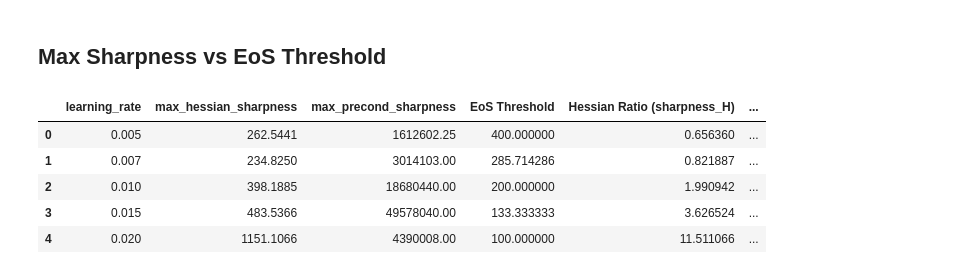
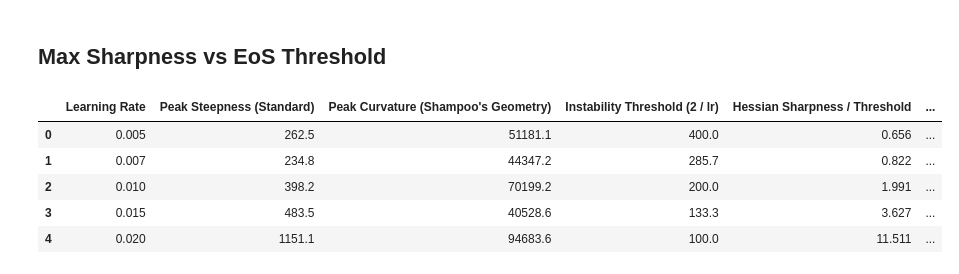
Before and after one commit to mfjacobsen/Investigating-NN-Optimizers, a Jupyter notebook: notebooks/ZJ_shampoo_eos.ipynb, the cells around one changed output. Saved outputs shown, nothing was run; the diff lists cells and outputs as text; code cells hidden in the pictures.

Commit message:
Update Shampoo html plots

```diff
--- a/notebooks/ZJ_shampoo_eos.ipynb
+++ b/notebooks/ZJ_shampoo_eos.ipynb
@@ -613,2 +441,0 @@ def plot_all_training_combined(md, out):
-# %%
-plot_all_training_combined(md, out)
@@ -710,2 +441,0 @@ def plot_all_training_grid(md, out):
-# %%
-plot_all_training_grid(md, out)
@@ -714,30 +442,55 @@ plot_all_training_grid(md, out)
 # %% [markdown]
 ## Max Sharpness vs EoS Threshold
 # %%
+WARMUP = 20
+
+post_warmup = out[out["epoch"] >= WARMUP]
+
 max_sharp = (
-    out.groupby('model_id')
-    .agg(max_hessian_sharpness=('sharpness_H', 'max'),
-         max_precond_sharpness=('sharpness_P', 'max'))
+    post_warmup.groupby("model_id")
+    .agg(
+        max_hessian_sharpness=("sharpness_H", "max"),
+        max_precond_sharpness=("sharpness_P", "max"),
+    )
     .reset_index()
-    .merge(md[['model_id', 'learning_rate']], on='model_id')
+    .merge(md[["model_id", "learning_rate"]], on="model_id")
 )
-max_sharp['EoS Threshold'] = 2.0 / max_sharp['learning_rate']
-max_sharp['Hessian Ratio (sharpness_H)'] = max_sharp['max_hessian_sharpness'] / max_sharp['EoS Threshold']
-max_sharp['Preconditioned Ratio (sharpness_P)'] = max_sharp['max_precond_sharpness'] / max_sharp['EoS Threshold']
 
-# Display table for audience
-display(max_sharp[[
-    'learning_rate',
-    'max_hessian_sharpness',
-    'max_precond_sharpness',
-    'EoS Threshold',
-    'Hessian Ratio (sharpness_H)',
-    'Preconditioned Ratio (sharpness_P)'
-]])
+max_sharp["Instability Threshold (2 / lr)"]        = 2.0 / max_sharp["learning_rate"]
+max_sharp["Hessian Sharpness / Threshold"]         = (max_sharp["max_hessian_sharpness"]
+                                                       / max_sharp["Instability Threshold (2 / lr)"])
+max_sharp["Preconditioned Sharpness / Threshold"]  = (max_sharp["max_precond_sharpness"]
+                                                       / max_sharp["Instability Threshold (2 / lr)"])
+
+display(
+    max_sharp[[
+        "learning_rate",
+        "max_hessian_sharpness",
+        "max_precond_sharpness",
+        "Instability Threshold (2 / lr)",
+        "Hessian Sharpness / Threshold",
+        "Preconditioned Sharpness / Threshold",
+    ]]
+    .rename(columns={
+        "learning_rate":           "Learning Rate",
+        "max_hessian_sharpness":   "Peak Steepness (Standard)",
+        "max_precond_sharpness":   "Peak Curvature (Shampoo's Geometry)",
+    })
+    .sort_values("Learning Rate")
+    .reset_index(drop=True)
+    .style.format({
+        "Learning Rate":                          "{:.3f}",
+        "Peak Steepness (Standard)":              "{:.1f}",
+        "Peak Curvature (Shampoo's Geometry)":    "{:.1f}",
+        "Instability Threshold (2 / lr)":         "{:.1f}",
+        "Hessian Sharpness / Threshold":          "{:.3f}",
+        "Preconditioned Sharpness / Threshold":   "{:.3f}",
+    })
+)
 # %% [output]
-|  | learning_rate | max_hessian_sharpness | max_precond_sharpness | EoS Threshold | Hessian Ratio (sharpness_H) | ... |
-| 0 | 0.005 | 262.5441 | 1612602.25 | 400.000000 | 0.656360 | ... |
-| 1 | 0.007 | 234.8250 | 3014103.00 | 285.714286 | 0.821887 | ... |
-| 2 | 0.010 | 398.1885 | 18680440.00 | 200.000000 | 1.990942 | ... |
-| 3 | 0.015 | 483.5366 | 49578040.00 | 133.333333 | 3.626524 | ... |
-| 4 | 0.020 | 1151.1066 | 4390008.00 | 100.000000 | 11.511066 | ... |
+|  | Learning Rate | Peak Steepness (Standard) | Peak Curvature (Shampoo's Geometry) | Instability Threshold (2 / lr) | Hessian Sharpness / Threshold | ... |
+| 0 | 0.005 | 262.5 | 51181.1 | 400.0 | 0.656 | ... |
+| 1 | 0.007 | 234.8 | 44347.2 | 285.7 | 0.822 | ... |
+| 2 | 0.010 | 398.2 | 70199.2 | 200.0 | 1.991 | ... |
+| 3 | 0.015 | 483.5 | 40528.6 | 133.3 | 3.627 | ... |
+| 4 | 0.020 | 1151.1 | 94683.6 | 100.0 | 11.511 | ... |
```
Also changed, not shown: parts of 12 cells of this notebook, 3 other files.
